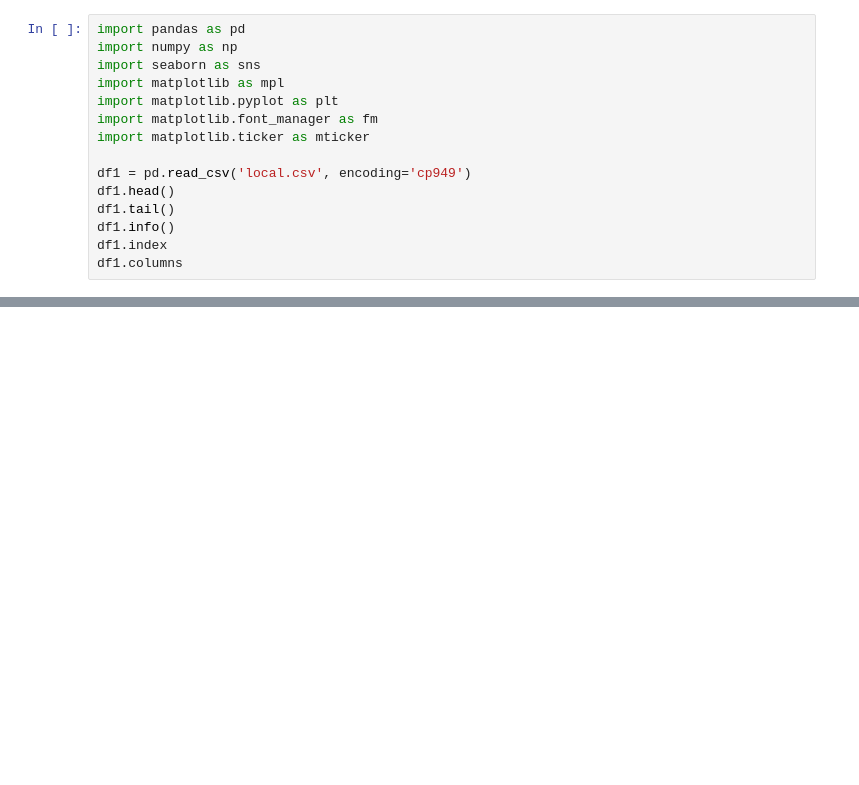
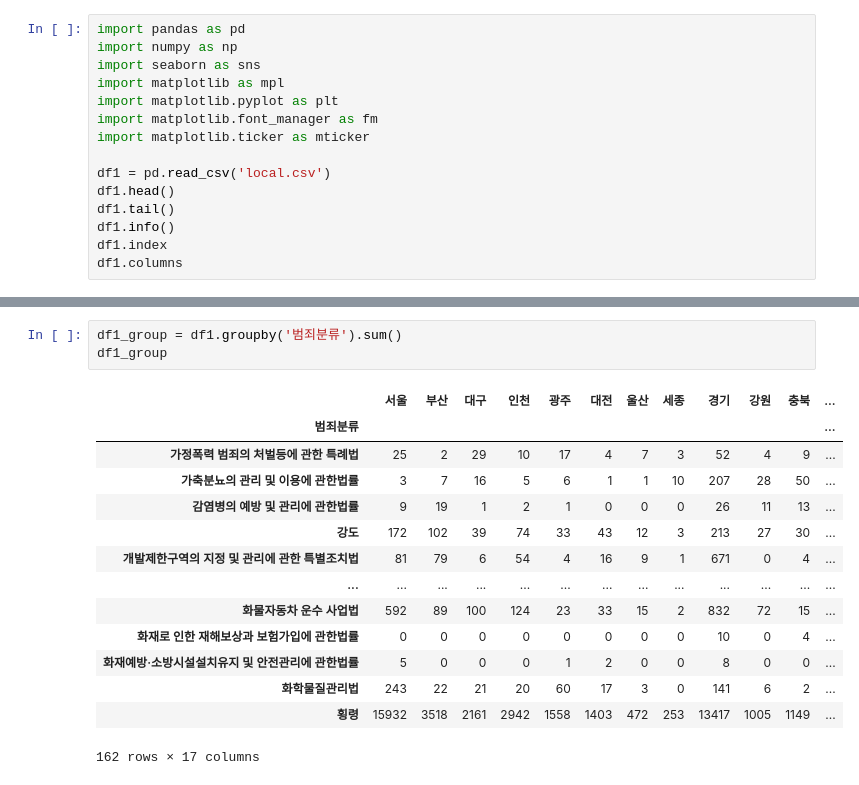
Before and after one commit to Kimheesu99/CrimeData, a Jupyter notebook: crimeData_local.ipynb, the cells around one changed output, grey strips where cells are left out. Drawn from its saved outputs; the diff is of its cells as text; blank space fills up the shorter version.

```diff
--- a/crimeData_local.ipynb
+++ b/crimeData_local.ipynb
@@ -7,7 +7,7 @@ import matplotlib.pyplot as plt
 import matplotlib.font_manager as fm
 import matplotlib.ticker as mticker
 
-df1 = pd.read_csv('local.csv', encoding='cp949')
+df1 = pd.read_csv('local.csv')
 df1.head()
 df1.tail()
 df1.info()
@@ -61,0 +55,18 @@ df1.groupby(['범죄분류']).count()
+# %%
+df1_group = df1.groupby('범죄분류').sum()
+df1_group
+# %% [output]
+|  | 서울 | 부산 | 대구 | 인천 | 광주 | 대전 | 울산 | 세종 | 경기 | 강원 | 충북 | ... |
+| 범죄분류 |  |  |  |  |  |  |  |  |  |  |  | ... |
+| 가정폭력 범죄의 처벌등에 관한 특례법 | 25 | 2 | 29 | 10 | 17 | 4 | 7 | 3 | 52 | 4 | 9 | ... |
+| 가축분뇨의 관리 및 이용에 관한법률 | 3 | 7 | 16 | 5 | 6 | 1 | 1 | 10 | 207 | 28 | 50 | ... |
+| 감염병의 예방 및 관리에 관한법률 | 9 | 19 | 1 | 2 | 1 | 0 | 0 | 0 | 26 | 11 | 13 | ... |
+| 강도 | 172 | 102 | 39 | 74 | 33 | 43 | 12 | 3 | 213 | 27 | 30 | ... |
+| 개발제한구역의 지정 및 관리에 관한 특별조치법 | 81 | 79 | 6 | 54 | 4 | 16 | 9 | 1 | 671 | 0 | 4 | ... |
+| ... | ... | ... | ... | ... | ... | ... | ... | ... | ... | ... | ... | ... |
+| 화물자동차 운수 사업법 | 592 | 89 | 100 | 124 | 23 | 33 | 15 | 2 | 832 | 72 | 15 | ... |
+| 화재로 인한 재해보상과 보험가입에 관한법률 | 0 | 0 | 0 | 0 | 0 | 0 | 0 | 0 | 10 | 0 | 4 | ... |
+| 화재예방·소방시설설치유지 및 안전관리에 관한법률 | 5 | 0 | 0 | 0 | 1 | 2 | 0 | 0 | 8 | 0 | 0 | ... |
+| 화학물질관리법 | 243 | 22 | 21 | 20 | 60 | 17 | 3 | 0 | 141 | 6 | 2 | ... |
+| 횡령 | 15932 | 3518 | 2161 | 2942 | 1558 | 1403 | 472 | 253 | 13417 | 1005 | 1149 | ... |
+162 rows × 17 columns
```
Also changed, not shown: parts of 5 cells of this notebook, 2 other files.
